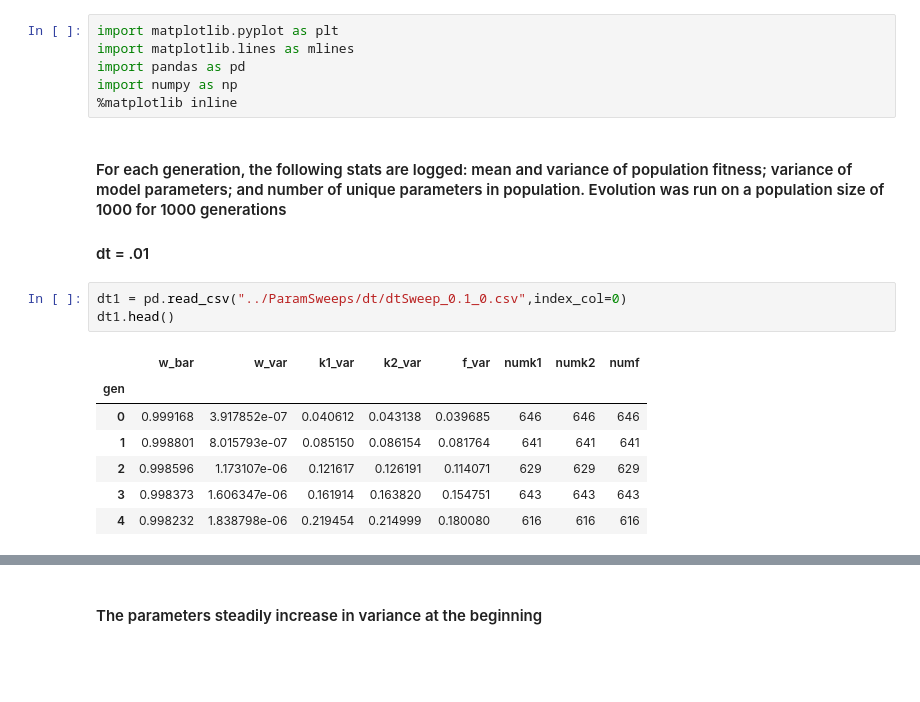
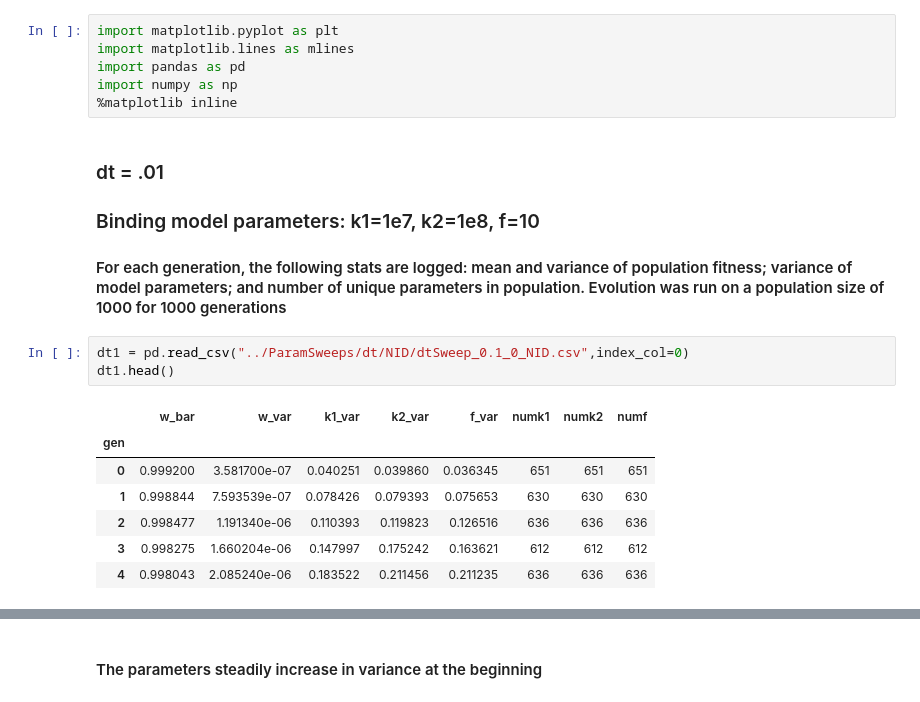
Before and after one commit to bliebeskind/EvoPhys, a Jupyter notebook: notebooks/dtSweep_plotting.ipynb, the cells around one changed output, grey strips where cells are left out. Drawn from its saved outputs; the diff is of its cells as text; blank space fills up the shorter version.

```diff
--- a/notebooks/dtSweep_plotting.ipynb
+++ b/notebooks/dtSweep_plotting.ipynb
@@ -11,17 +11,18 @@ import pandas as pd
 import numpy as np
 %matplotlib inline
 # %% [markdown]
+### dt = .01
+### Binding model parameters: k1=1e7, k2=1e8, f=10
+
 #### For each generation, the following stats are logged: mean and variance of population fitness; variance of model parameters; and number of unique parameters in population. Evolution was run on a population size of 1000 for 1000 generations
-
-#### dt = .01
 # %%
-dt1 = pd.read_csv("../ParamSweeps/dt/dtSweep_0.1_0.csv",index_col=0)
+dt1 = pd.read_csv("../ParamSweeps/dt/NID/dtSweep_0.1_0_NID.csv",index_col=0)
 dt1.head()
 # %% [output]
 |  | w_bar | w_var | k1_var | k2_var | f_var | numk1 | numk2 | numf |
 | gen |  |  |  |  |  |  |  |  |
-| 0 | 0.999168 | 3.917852e-07 | 0.040612 | 0.043138 | 0.039685 | 646 | 646 | 646 |
-| 1 | 0.998801 | 8.015793e-07 | 0.085150 | 0.086154 | 0.081764 | 641 | 641 | 641 |
-| 2 | 0.998596 | 1.173107e-06 | 0.121617 | 0.126191 | 0.114071 | 629 | 629 | 629 |
-| 3 | 0.998373 | 1.606347e-06 | 0.161914 | 0.163820 | 0.154751 | 643 | 643 | 643 |
-| 4 | 0.998232 | 1.838798e-06 | 0.219454 | 0.214999 | 0.180080 | 616 | 616 | 616 |
+| 0 | 0.999200 | 3.581700e-07 | 0.040251 | 0.039860 | 0.036345 | 651 | 651 | 651 |
+| 1 | 0.998844 | 7.593539e-07 | 0.078426 | 0.079393 | 0.075653 | 630 | 630 | 630 |
+| 2 | 0.998477 | 1.191340e-06 | 0.110393 | 0.119823 | 0.126516 | 636 | 636 | 636 |
+| 3 | 0.998275 | 1.660204e-06 | 0.147997 | 0.175242 | 0.163621 | 612 | 612 | 612 |
+| 4 | 0.998043 | 2.085240e-06 | 0.183522 | 0.211456 | 0.211235 | 636 | 636 | 636 |
```
Also changed, not shown: parts of 24 cells of this notebook, 16 other files.
